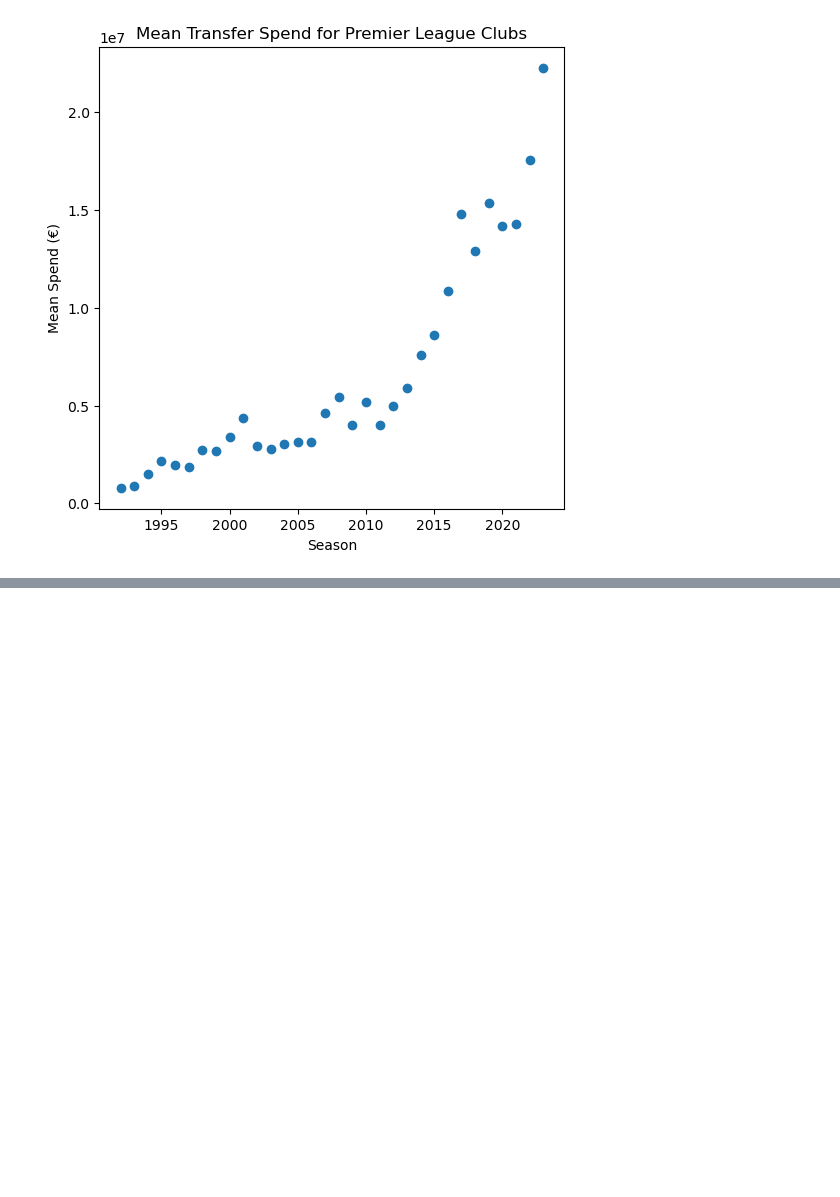
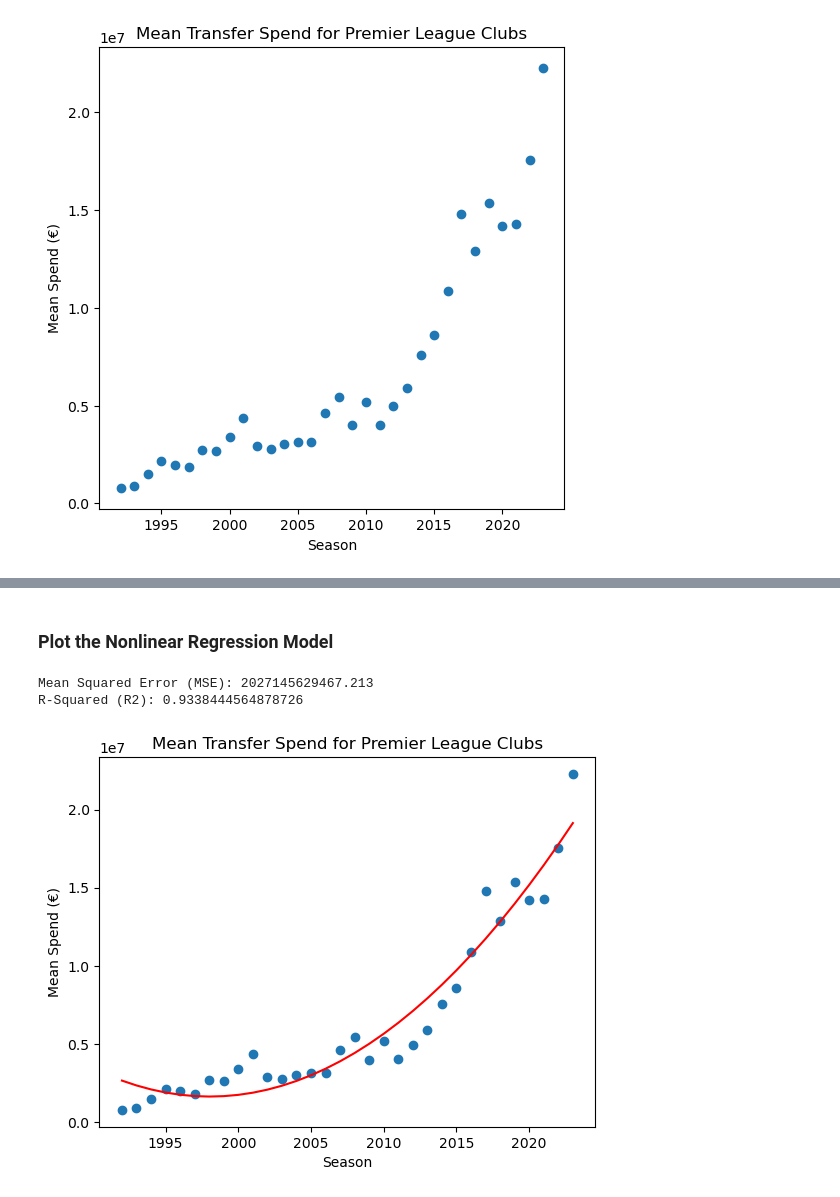
Before and after one commit to b1ll1/FootballML, a Jupyter notebook: NonlinearRegression/nonlinear_regression.ipynb, the cells around one changed output, grey strips where cells are left out. Saved outputs shown, nothing was run; the diff lists cells and outputs as text; code cells hidden in the pictures; blank space fills up the shorter version.

```diff
--- a/NonlinearRegression/nonlinear_regression.ipynb
+++ b/NonlinearRegression/nonlinear_regression.ipynb
@@ -63,3 +66,3 @@ def non_linear_model(x, a, b, c):
 # %%
-params, covariance = curve_fit(non_linear_model, df['Year'].unique(), df.groupby('Year')['Fee (€)'].mean())
+params, covariance = curve_fit(non_linear_model, df['Year'].unique(), df[df['In/Out'] == 'In'].groupby('Year')['Fee (€)'].mean())
 a, b, c = params
@@ -94,0 +73,24 @@ Text(0, 0.5, 'Dependent (y)')
+# %% [markdown]
+### Plot the Nonlinear Regression Model
+# %%
+fig, ax = plt.subplots()
+ax.scatter(df['Year'].unique(), df[df['In/Out'] == 'In'].groupby('Year')['Fee (€)'].mean())
+ax.plot(df['Year'].unique(), y_curve, color='red')
+ax.set_title('Mean Transfer Spend for Premier League Clubs')
+ax.set_xlabel('Season')
+ax.set_ylabel('Mean Spend (€)')
+
+residuals = df[df['In/Out'] == 'In'].groupby('Year')['Fee (€)'].mean() - y_curve
+total_sum_of_squares = ((df[df['In/Out'] == 'In'].groupby('Year')['Fee (€)'].mean() - np.mean(df[df['In/Out'] == 'In'].groupby('Year')['Fee (€)'].mean()))**2).sum()
+sum_of_squares_of_residuals = (residuals**2).sum()
+
+r_squared = 1 - (sum_of_squares_of_residuals / total_sum_of_squares)
+
+mse = mse = np.mean(residuals ** 2)
+
+print(f"Mean Squared Error (MSE): {mse}")
+print(f"R-Squared (R2): {r_squared}")
+# %% [output]
+Mean Squared Error (MSE): 2027145629467.213
+R-Squared (R2): 0.9338444564878726
+[figure, added]
```
Also changed, not shown: parts of 23 cells of this notebook.
